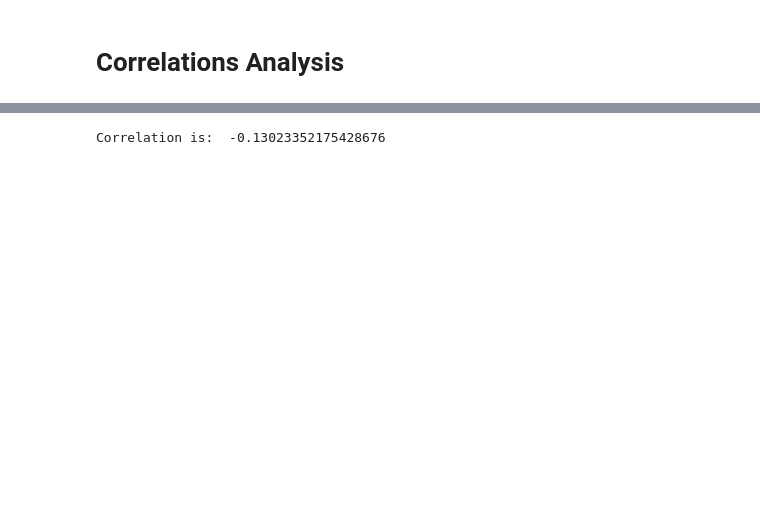
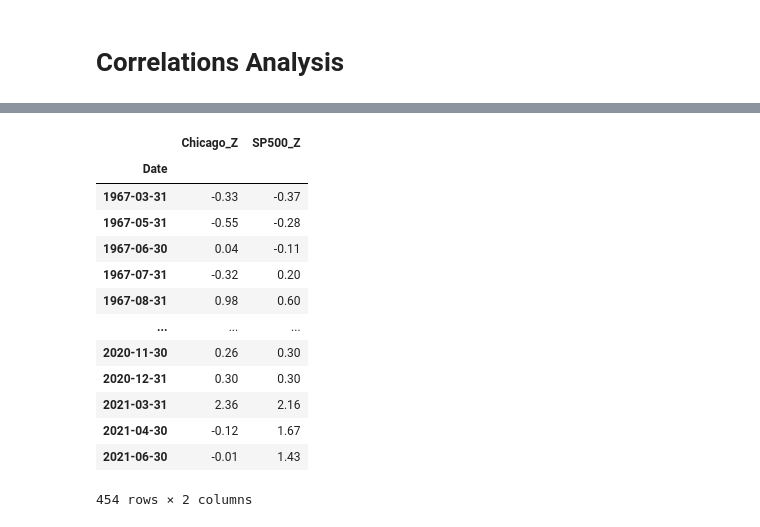
Before and after one commit to obsessedquant/GeoLocation-Vs-Covid-Analysis-and-Visualization, a Jupyter notebook: sam/Correlations_Analysis.ipynb, the cells around one changed output, grey strips where cells are left out. Cells and saved outputs as stored; diff of their text form; code cells hidden in the pictures; blank space fills up the shorter version.

```diff
--- a/sam/Correlations_Analysis.ipynb
+++ b/sam/Correlations_Analysis.ipynb
@@ -48,5 +30,0 @@ df_scatter
-# %%
-correlation = df['10-2_Z'].corr(df['SP500_Z'])
-print("Correlation is: ", correlation)
-# %% [output]
-Correlation is:  -0.13023352175428676
@@ -52,0 +34,20 @@ Correlation is:  -0.13023352175428676
+# %%
+chicago_df = pd.read_csv('Output/chicago_correlation.csv') # obtain the latest file from the running the Economic Indicators notebook
+chicago_df.set_index('Date', inplace=True)
+chicago_df.index = pd.to_datetime(chicago_df.index)
+chicago_df
+# %% [output]
+|  | Chicago_Z | SP500_Z |
+| Date |  |  |
+| 1967-03-31 | -0.33 | -0.37 |
+| 1967-05-31 | -0.55 | -0.28 |
+| 1967-06-30 | 0.04 | -0.11 |
+| 1967-07-31 | -0.32 | 0.20 |
+| 1967-08-31 | 0.98 | 0.60 |
+| ... | ... | ... |
+| 2020-11-30 | 0.26 | 0.30 |
+| 2020-12-31 | 0.30 | 0.30 |
+| 2021-03-31 | 2.36 | 2.16 |
+| 2021-04-30 | -0.12 | 1.67 |
+| 2021-06-30 | -0.01 | 1.43 |
+454 rows × 2 columns
```
Also changed, not shown: parts of 24 cells of this notebook, 10 other files.
